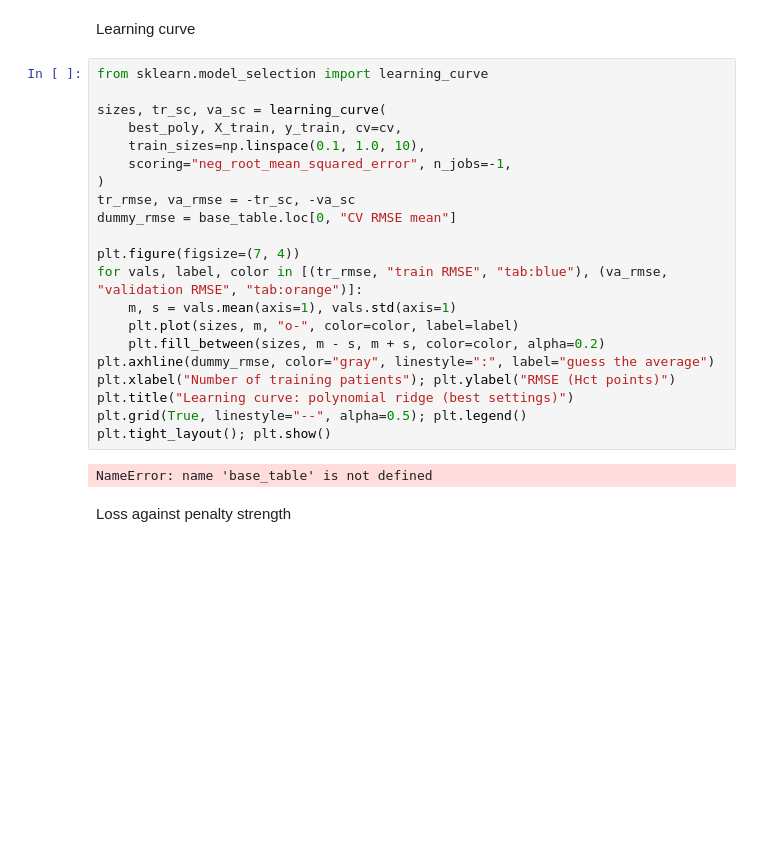
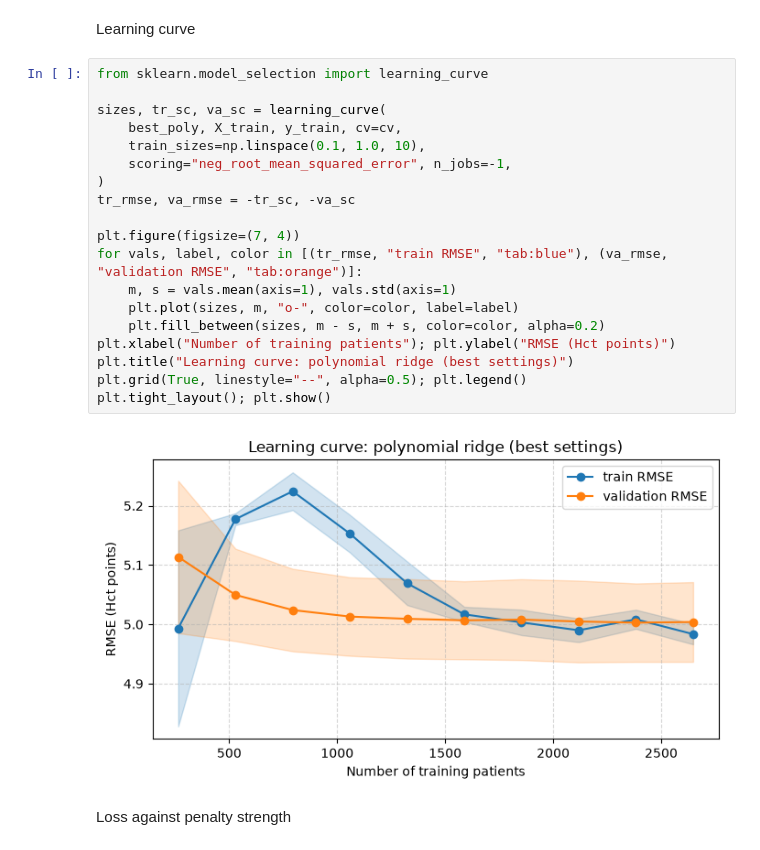
Before and after one commit to May-hk/lab-test-prediction, a Jupyter notebook: polynomial_regression.ipynb, the cells around one changed output. Cells and saved outputs as stored; diff of their text form; blank space fills up the shorter version.

```diff
--- a/polynomial_regression.ipynb
+++ b/polynomial_regression.ipynb
@@ -296,26 +296,24 @@ Learning curve
 # %%
 from sklearn.model_selection import learning_curve
 
 sizes, tr_sc, va_sc = learning_curve(
     best_poly, X_train, y_train, cv=cv,
     train_sizes=np.linspace(0.1, 1.0, 10),
     scoring="neg_root_mean_squared_error", n_jobs=-1,
 )
 tr_rmse, va_rmse = -tr_sc, -va_sc
-dummy_rmse = base_table.loc[0, "CV RMSE mean"]
 
 plt.figure(figsize=(7, 4))
 for vals, label, color in [(tr_rmse, "train RMSE", "tab:blue"), (va_rmse, "validation RMSE", "tab:orange")]:
     m, s = vals.mean(axis=1), vals.std(axis=1)
     plt.plot(sizes, m, "o-", color=color, label=label)
     plt.fill_between(sizes, m - s, m + s, color=color, alpha=0.2)
-plt.axhline(dummy_rmse, color="gray", linestyle=":", label="guess the average")
 plt.xlabel("Number of training patients"); plt.ylabel("RMSE (Hct points)")
 plt.title("Learning curve: polynomial ridge (best settings)")
 plt.grid(True, linestyle="--", alpha=0.5); plt.legend()
 plt.tight_layout(); plt.show()
 # %% [output]
-NameError: name 'base_table' is not defined
+[figure, added]
 # %% [markdown]
 Loss against penalty strength
 # %%
```
Also changed, not shown: parts of 5 cells of this notebook, 1 other file.
